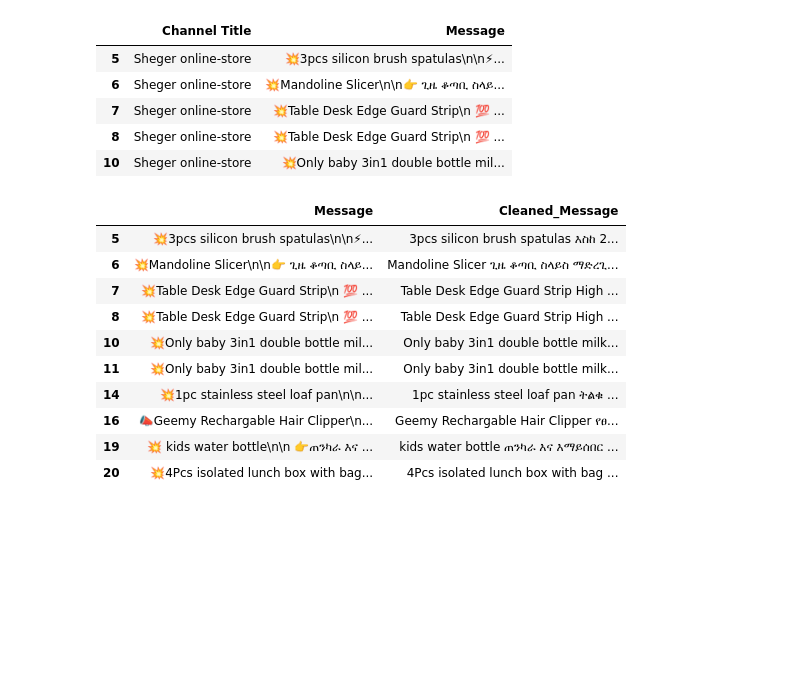
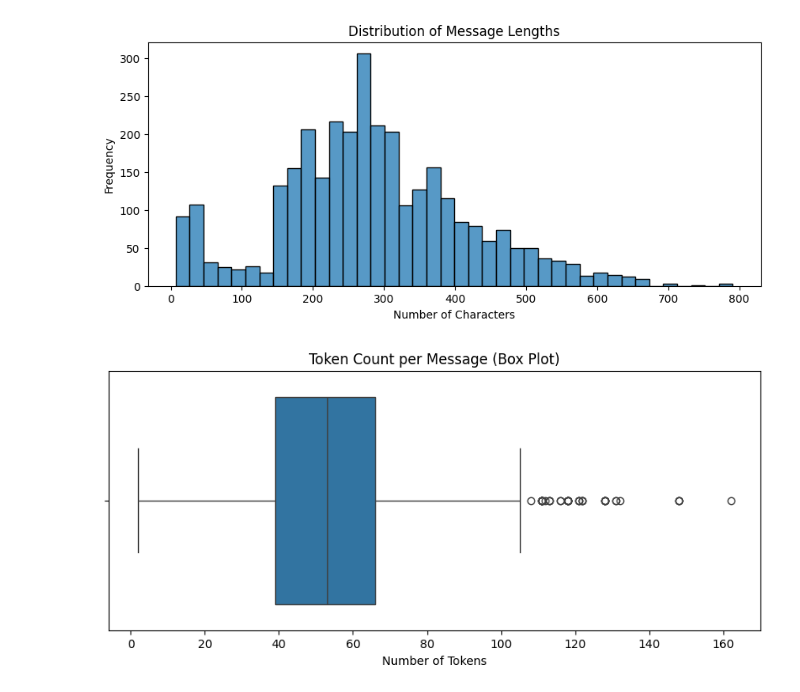
Before and after one commit to mikiyasegaye/Amharic-E-commerce-Data-Extractor, a Jupyter notebook: notebooks/exploration.ipynb, the cells around one changed output. Saved outputs shown, nothing was run; the diff lists cells and outputs as text; code cells hidden in the pictures; blank space fills up the shorter version.

```diff
--- a/notebooks/exploration.ipynb
+++ b/notebooks/exploration.ipynb
@@ -1,9 +1,9 @@
 # %%
 import pandas as pd
-import sys
-from pathlib import Path
+import matplotlib.pyplot as plt
+import seaborn as sns
 
-# Add the root directory to the system path
-sys.path.append(str(Path().resolve().parent))
-
-from preprocessing.amharic_text_cleaner import clean_amharic_text
+# Optional: load cleaned data
+df = pd.read_csv("../data/processed/cleaned_telegram_data.csv")
+df = df[['Channel Title', 'Cleaned_Message']].dropna().copy()
+df.head()
@@ -10,29 +17,30 @@ from preprocessing.amharic_text_cleaner import clean_amharic_text
 # %%
-input_path = "../data/raw/telegram_data.xlsx"
+# Compute message length
+df['message_length'] = df['Cleaned_Message'].apply(lambda x: len(str(x).strip()))
 
-df = pd.read_excel(input_path)
-df = df[['Channel Title', 'Message']].dropna().copy()
-df.head()
+# Filter out empty or invalid messages
+filtered = df[df['message_length'] > 0]
+
+# Plot safe histogram
+import matplotlib.pyplot as plt
+import seaborn as sns
+
+plt.figure(figsize=(10, 4))
+sns.histplot(filtered['message_length'], bins=40, kde=False)
+plt.title("Distribution of Message Lengths")
+plt.xlabel("Number of Characters")
+plt.ylabel("Frequency")
+plt.show()
 # %% [output]
-|  | Channel Title | Message |
-| 5 | Sheger online-store | 💥3pcs silicon brush spatulas\n\n⚡... |
-| 6 | Sheger online-store | 💥Mandoline Slicer\n\n👉 ጊዜ ቆጣቢ ስላይ... |
-| 7 | Sheger online-store | 💥Table Desk Edge Guard Strip\n 💯 ... |
-| 8 | Sheger online-store | 💥Table Desk Edge Guard Strip\n 💯 ... |
-| 10 | Sheger online-store | 💥Only baby 3in1 double bottle mil... |
+[figure, added]
 # %%
-df['Cleaned_Message'] = df['Message'].astype(str).apply(clean_amharic_text)
-df[['Message', 'Cleaned_Message']].head(10)
+df['token_count'] = df['Cleaned_Message'].str.split().apply(len)
+
+plt.figure(figsize=(10, 4))
+sns.boxplot(x=df['token_count'])
+plt.title("Token Count per Message (Box Plot)")
+plt.xlabel("Number of Tokens")
+plt.show()
 # %% [output]
-|  | Message | Cleaned_Message |
-| 5 | 💥3pcs silicon brush spatulas\n\n⚡... | 3pcs silicon brush spatulas እስከ 2... |
-| 6 | 💥Mandoline Slicer\n\n👉 ጊዜ ቆጣቢ ስላይ... | Mandoline Slicer ጊዜ ቆጣቢ ስላይስ ማድረጊ... |
-| 7 | 💥Table Desk Edge Guard Strip\n 💯 ... | Table Desk Edge Guard Strip High ... |
-| 8 | 💥Table Desk Edge Guard Strip\n 💯 ... | Table Desk Edge Guard Strip High ... |
-| 10 | 💥Only baby 3in1 double bottle mil... | Only baby 3in1 double bottle milk... |
-| 11 | 💥Only baby 3in1 double bottle mil... | Only baby 3in1 double bottle milk... |
-| 14 | 💥1pc stainless steel loaf pan\n\n... | 1pc stainless steel loaf pan ትልቁ ... |
-| 16 | 📣Geemy Rechargable Hair Clipper\n... | Geemy Rechargable Hair Clipper የፀ... |
-| 19 | 💥 kids water bottle\n\n 👉ጠንካራ እና ... | kids water bottle ጠንካራ እና እማይሰበር ... |
-| 20 | 💥4Pcs isolated lunch box with bag... | 4Pcs isolated lunch box with bag ... |
+[figure, added]
 # %%
```
Also changed, not shown: parts of 4 cells of this notebook, 4 other files.
